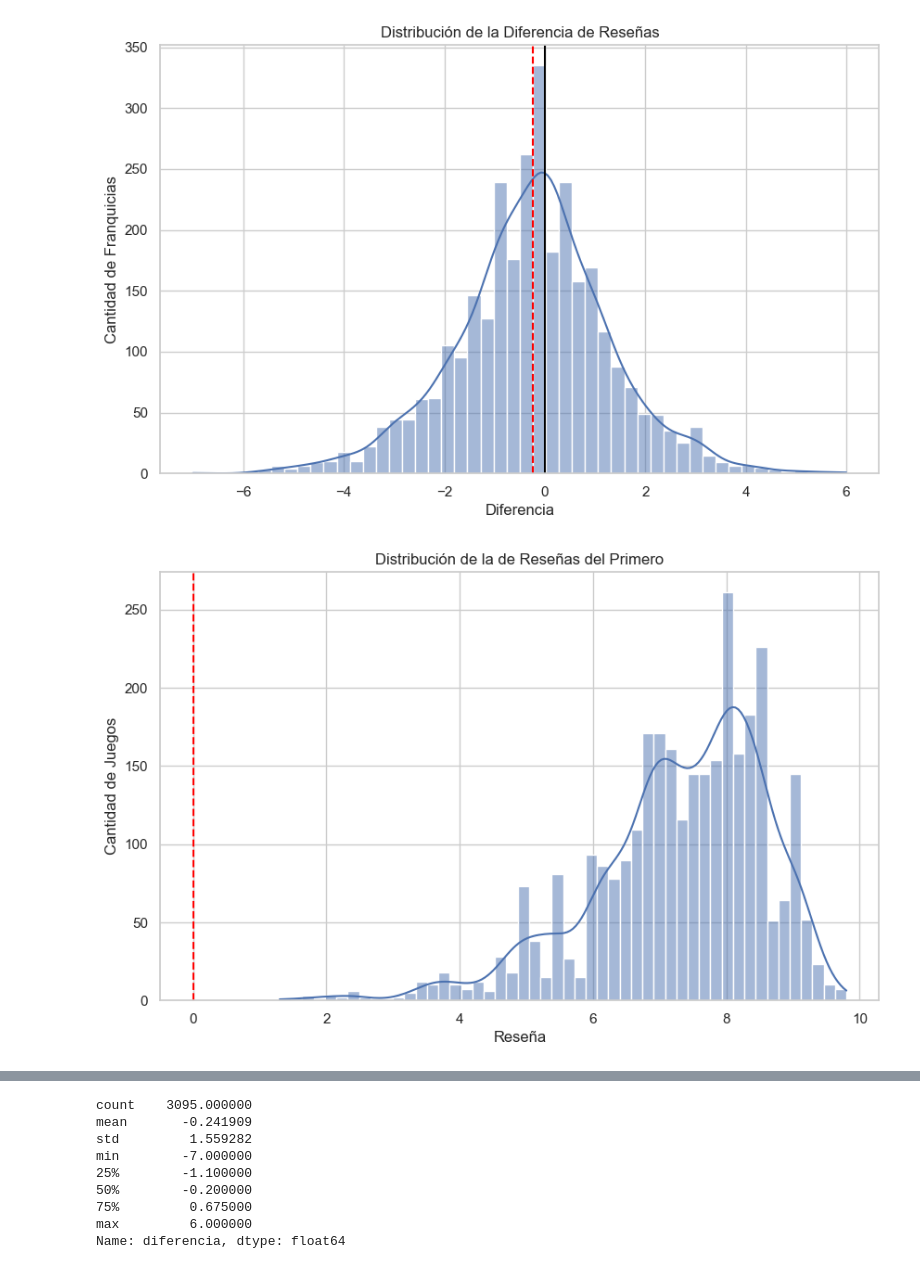
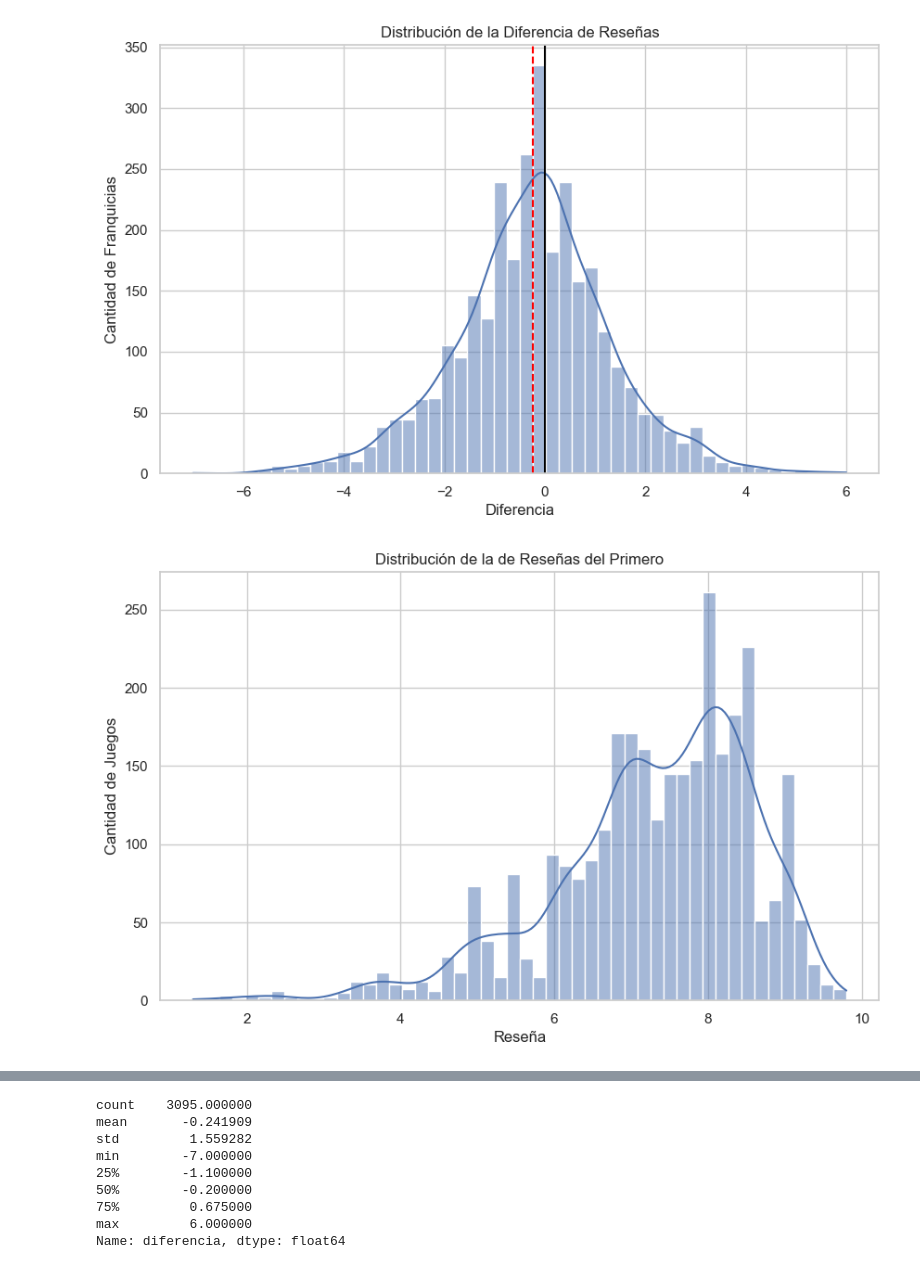
Before and after one commit to claudiocanales721/Proyecto-cs-de-datos, a Jupyter notebook: procesos/videojuegos/procesos de opinion críticos/Proceso.ipynb, the cells around one changed output, grey strips where cells are left out. Drawn from its saved outputs; the diff is of its cells as text; code cells hidden in the pictures.

```diff
--- a/procesos/videojuegos/procesos de opinion críticos/Proceso.ipynb
+++ b/procesos/videojuegos/procesos de opinion críticos/Proceso.ipynb
@@ -371,19 +371,19 @@ plt.show()
 # %%
 sns.set_theme(style="whitegrid")
 
 
 plt.figure(figsize=(10, 6))
 sns.histplot(df_diferencia['score_o'], kde=True, bins=50)
 
 
-plt.axvline(x=0, color='red', linestyle='--')
+
 
 plt.title('Distribución de la de Reseñas del Primero')
 plt.xlabel('Reseña')
 plt.ylabel('Cantidad de Juegos')
 plt.show()
 # %% [output]
-[figure, old version]
+[figure, new version]
 # %%
 sns.set_theme(style="whitegrid")
 
```
Also changed, not shown: parts of 1 cell of this notebook, 15 other files.
